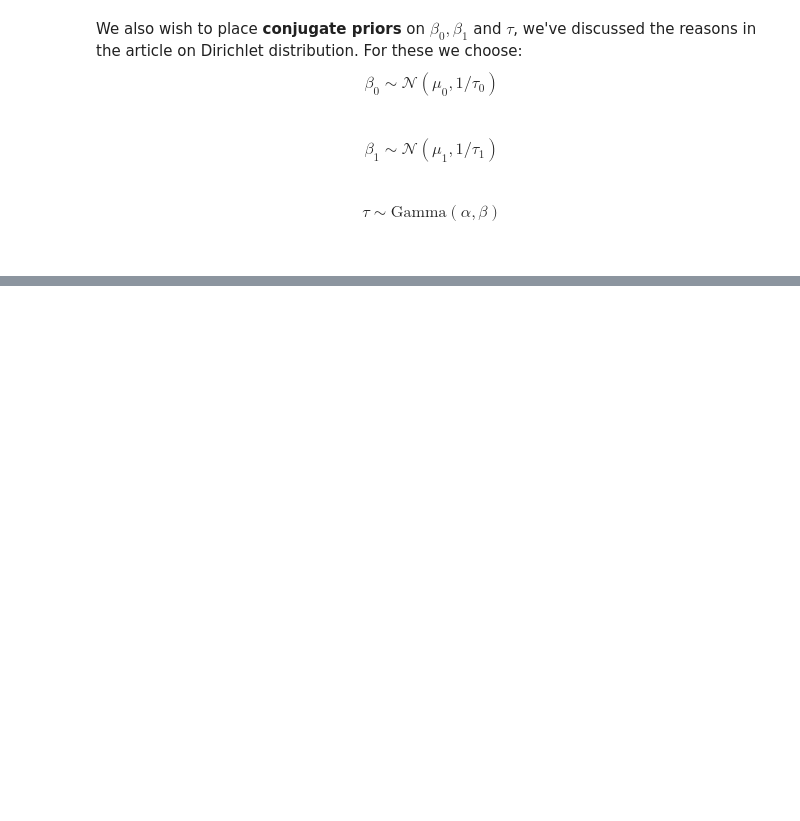
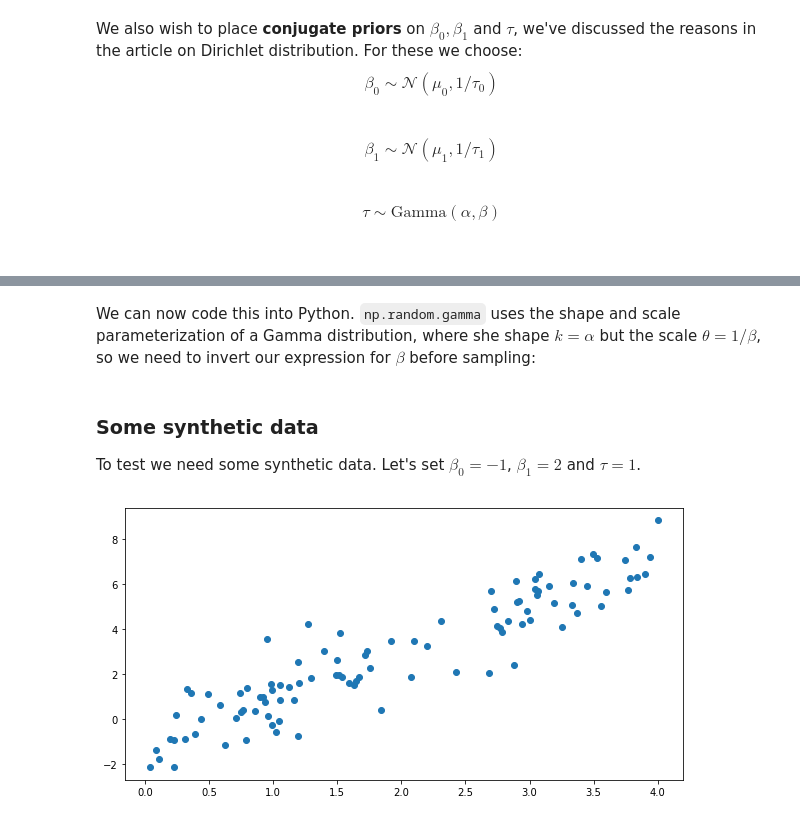
Before and after one commit to yl238/murphy-book, a Jupyter notebook: generative-models/Gibbs-Sampling.ipynb, the cells around one changed output, grey strips where cells are left out. Drawn from its saved outputs; the diff is of its cells as text; code cells hidden in the pictures; blank space fills up the shorter version.

Commit message:
Added example for Gibbs Sampling

```diff
--- a/generative-models/Gibbs-Sampling.ipynb
+++ b/generative-models/Gibbs-Sampling.ipynb
@@ -52,0 +57,7 @@ Suppose we have two parameters $\theta_1$ and $\theta_2$ and some data $x$. Our
+# %%
+%matplotlib inline
+import numpy as np
+import pandas as pd
+import seaborn as sns
+import matplotlib.pyplot as plt
+plt.rcParams['figure.figsize'] = (10,5)
@@ -52,0 +175,2 @@ Suppose we have two parameters $\theta_1$ and $\theta_2$ and some data $x$. Our
+# %% [markdown]
+We can now code this into Python. `np.random.gamma` uses the shape and scale parameterization of a Gamma distribution, where she shape $k = \alpha$ but the scale $\theta = 1/\beta$, so we need to invert our expression for $\beta$ before sampling:
@@ -52,0 +184,15 @@ Suppose we have two parameters $\theta_1$ and $\theta_2$ and some data $x$. Our
+# %% [markdown]
+### Some synthetic data
+To test we need some synthetic data. Let's set $\beta_0 = -1$, $\beta_1 = 2$ and $\tau = 1$.
+# %%
+beta_0_true = -1
+beta_1_true = 2
+tau_true = 1
+
+N = 100
+x = np.random.uniform(low=0, high=4, size=N)
+y = np.random.normal(beta_0_true + beta_1_true * x, 1 / np. sqrt(tau_true))
+
+synth_plot = plt.plot(x, y, 'o')
+# %% [output]
+[figure, added]
```
Also changed, not shown: parts of 20 cells of this notebook, 1 other file.
